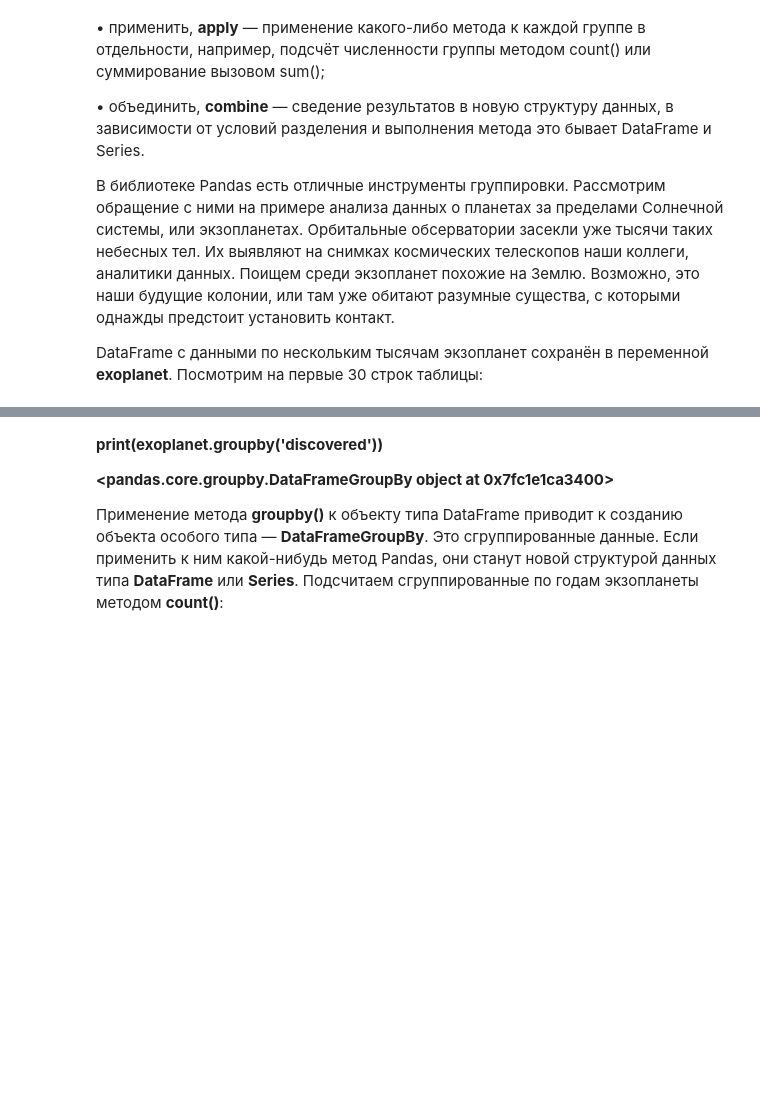
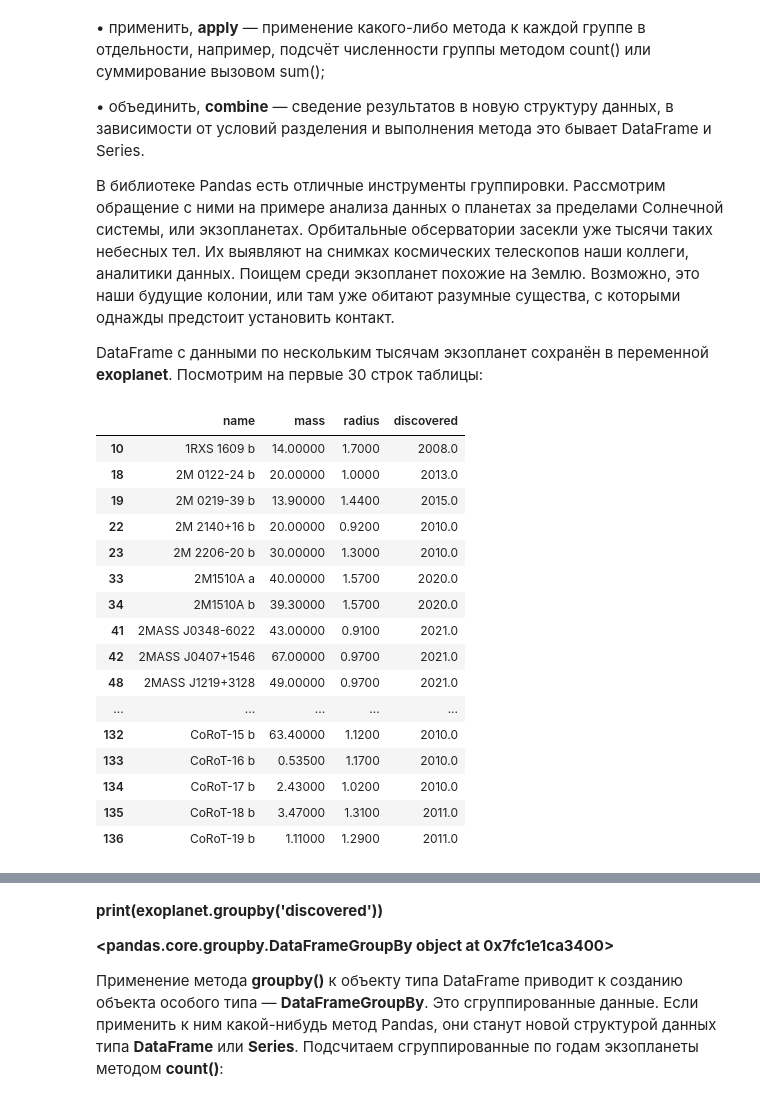
Before and after one commit to RayKoltner/datascience, a Jupyter notebook: Кувшинов_Занятие_3.ipynb, the cells around one changed output, grey strips where cells are left out. Saved outputs shown, nothing was run; the diff lists cells and outputs as text; code cells hidden in the pictures; blank space fills up the shorter version.

```diff
--- a/Кувшинов_Занятие_3.ipynb
+++ b/Кувшинов_Занятие_3.ipynb
@@ -41,0 +40,17 @@ print(df)
+# %%
+import pandas as pd
+
+exoplanet_catalog = pd.read_csv('https://raw.githubusercontent.com/RayKoltner/datascience/refs/heads/main/exoplanet_catalog.csv')
+print(exoplanet_catalog.columns)
+
+exoplanet = exoplanet_catalog.loc[:,['# name', 'mass', 'radius', 'discovered']].copy()
+exoplanet = exoplanet.set_axis(labels = ['name', 'mass', 'radius', 'discovered'], axis = 'columns')
+print(f"Столбцы в новом датасете: {exoplanet.columns}")
+
+print(f"Количество пропусков: {exoplanet.isna().sum()}")
+exoplanet.dropna(inplace = True)
+
+print(f"Количество дубликатов: {exoplanet.duplicated().sum()}")
+exoplanet.drop_duplicates(inplace = True)
+
+print(f"Количество пропусков и дубликатов после обработки:\n{exoplanet.isna().sum()}, \nДубликаты: {exoplanet.duplicated().sum()}")
@@ -64,3 +95,23 @@ DataFrame с данными по нескольким тысячам экзоп
+# %%
+exoplanet.head(30)
+# %% [output]
+|  | name | mass | radius | discovered |
+| 10 | 1RXS 1609 b | 14.00000 | 1.7000 | 2008.0 |
+| 18 | 2M 0122-24 b | 20.00000 | 1.0000 | 2013.0 |
+| 19 | 2M 0219-39 b | 13.90000 | 1.4400 | 2015.0 |
+| 22 | 2M 2140+16 b | 20.00000 | 0.9200 | 2010.0 |
+| 23 | 2M 2206-20 b | 30.00000 | 1.3000 | 2010.0 |
+| 33 | 2M1510A a | 40.00000 | 1.5700 | 2020.0 |
+| 34 | 2M1510A b | 39.30000 | 1.5700 | 2020.0 |
+| 41 | 2MASS J0348-6022 | 43.00000 | 0.9100 | 2021.0 |
+| 42 | 2MASS J0407+1546 | 67.00000 | 0.9700 | 2021.0 |
+| 48 | 2MASS J1219+3128 | 49.00000 | 0.9700 | 2021.0 |
+| ... | ... | ... | ... | ... |
+| 132 | CoRoT-15 b | 63.40000 | 1.1200 | 2010.0 |
+| 133 | CoRoT-16 b | 0.53500 | 1.1700 | 2010.0 |
+| 134 | CoRoT-17 b | 2.43000 | 1.0200 | 2010.0 |
+| 135 | CoRoT-18 b | 3.47000 | 1.3100 | 2011.0 |
+| 136 | CoRoT-19 b | 1.11000 | 1.2900 | 2011.0 |
 # %% [markdown]
 **Документация**
 
```
Also changed, not shown: parts of 26 cells of this notebook.
